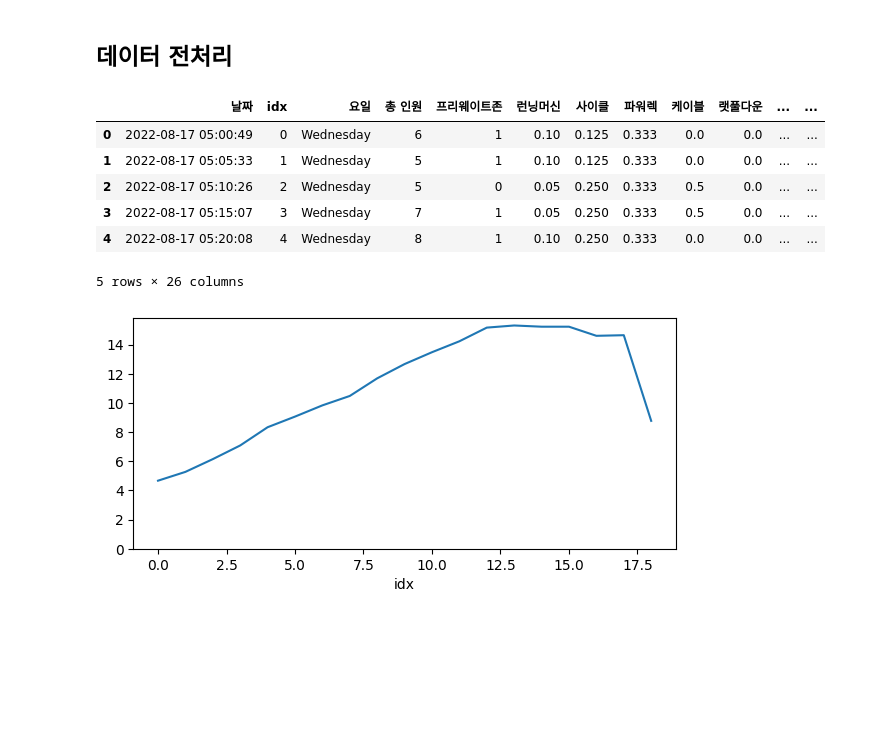
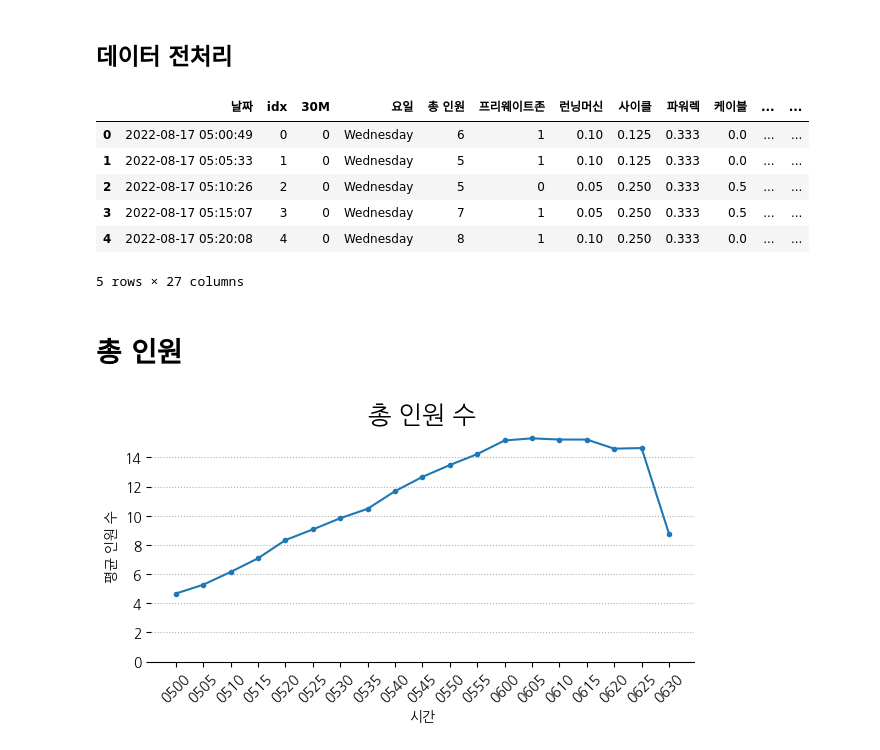
Before and after one commit to mintaewon/project_gym, a Jupyter notebook: analysis/EDA.ipynb, the cells around one changed output. Drawn from its saved outputs; the diff is of its cells as text; code cells hidden in the pictures; blank space fills up the shorter version.

```diff
--- a/analysis/EDA.ipynb
+++ b/analysis/EDA.ipynb
@@ -1,6 +1,9 @@
 # %%
 import pandas as pd
 import matplotlib.pyplot as plt
+
+plt.rcParams['font.family']='NanumGothic' # 한글 폰트 사용
+plt.rcParams['axes.unicode_minus'] = False # 한글 폰트 사용시 -값 깨짐 해결
 # %%
 gym = pd.read_csv('gymdata.csv')
 # %%
@@ -79,10 +82,21 @@ total_equipments = ['FreeWeight', 'FreeWeight_PT', 'RunningMachine',
        'SeatedRowMachine', 'LatPullDown', 'LatPullDown_PT', 'SitUpBench',
        'SitUpBench_PT', 'BackExtensionMachine', 'AssistedPullUpMachine']
 # %%
+# 30분 단위로 군집
+def change30m(x):
+    if x <= 6:
+        return 0
+    elif 6 < x <= 12:
+        return 1
+    else:
+        return 2
+
 # 날짜 변환
 gym['DateTime'] = pd.to_datetime(gym['DateTime'])
 # 하루 19건 순서대로 인덱스 지정
 gym['idx'] = list(range(19))*48
+# 30분 단위로 나누기
+gym['30M'] = gym['idx'].map(change30m)
 # 요일
 gym['dayOfWeek'] = gym['DateTime'].dt.day_name()
 
@@ -99,14 +113,14 @@ gym['USE_LatPullDown'] = round((gym['LatPullDown']+gym['LatPullDown_PT'])/2, 3)
 gym['USE_SitUpBench'] = round((gym['SitUpBench']+gym['SitUpBench_PT'])/2, 3)
 gym['USE_Cycle'] = round(gym['Cycle']/8, 3)
 # %%
-df = gym[['DateTime','idx','dayOfWeek','total','TotalFreeWeight','USE_RunningMachine','USE_Cycle','USE_PowerRack',
+df = gym[['DateTime','idx','30M','dayOfWeek','total','TotalFreeWeight','USE_RunningMachine','USE_Cycle','USE_PowerRack',
        'USE_Cable', 'USE_LatPullDown', 'USE_SitUpBench', 'SmithMachine', 'PowerLegPress',
        'FlatBench', 'InclineBench', 'HipExtensionMachine',
        'LegPressMachine', 'InnerThighMachine', 'LegExtension', 'LegCurl',
        'ShoulderPressMachine', 'ChestFlyMachine', 'ChestPressMachine',
        'SeatedRowMachine', 'BackExtensionMachine', 'AssistedPullUpMachine']]
 # %%
-df.columns = ['날짜', 'idx', '요일', '총 인원', '프리웨이트존',
+df.columns = ['날짜', 'idx','30M', '요일', '총 인원', '프리웨이트존',
        '런닝머신', '사이클', '파워렉', '케이블',
        '랫풀다운', '싯업벤치', '스미스머신', '파워레그프레스',
        '플랫벤치', '인클라인벤치', '힙익스텐션머신', '레그프레스머신',
@@ -123,23 +137,37 @@ equipments = ['런닝머신', '사이클', '파워렉', '케이블',
 # %%
 df.head()
 # %% [output]
-|  | 날짜 | idx | 요일 | 총 인원 | 프리웨이트존 | 런닝머신 | 사이클 | 파워렉 | 케이블 | 랫풀다운 | ... | ... |
-| 0 | 2022-08-17 05:00:49 | 0 | Wednesday | 6 | 1 | 0.10 | 0.125 | 0.333 | 0.0 | 0.0 | ... | ... |
-| 1 | 2022-08-17 05:05:33 | 1 | Wednesday | 5 | 1 | 0.10 | 0.125 | 0.333 | 0.0 | 0.0 | ... | ... |
-| 2 | 2022-08-17 05:10:26 | 2 | Wednesday | 5 | 0 | 0.05 | 0.250 | 0.333 | 0.5 | 0.0 | ... | ... |
-| 3 | 2022-08-17 05:15:07 | 3 | Wednesday | 7 | 1 | 0.05 | 0.250 | 0.333 | 0.5 | 0.0 | ... | ... |
-| 4 | 2022-08-17 05:20:08 | 4 | Wednesday | 8 | 1 | 0.10 | 0.250 | 0.333 | 0.0 | 0.0 | ... | ... |
+|  | 날짜 | idx | 30M | 요일 | 총 인원 | 프리웨이트존 | 런닝머신 | 사이클 | 파워렉 | 케이블 | ... | ... |
+| 0 | 2022-08-17 05:00:49 | 0 | 0 | Wednesday | 6 | 1 | 0.10 | 0.125 | 0.333 | 0.0 | ... | ... |
+| 1 | 2022-08-17 05:05:33 | 1 | 0 | Wednesday | 5 | 1 | 0.10 | 0.125 | 0.333 | 0.0 | ... | ... |
+| 2 | 2022-08-17 05:10:26 | 2 | 0 | Wednesday | 5 | 0 | 0.05 | 0.250 | 0.333 | 0.5 | ... | ... |
+| 3 | 2022-08-17 05:15:07 | 3 | 0 | Wednesday | 7 | 1 | 0.05 | 0.250 | 0.333 | 0.5 | ... | ... |
+| 4 | 2022-08-17 05:20:08 | 4 | 0 | Wednesday | 8 | 1 | 0.10 | 0.250 | 0.333 | 0.0 | ... | ... |
-5 rows × 26 columns
+5 rows × 27 columns
+# %% [markdown]
+# 총 인원
 # %%
 fig, ax= plt.subplots(figsize=(7,3))
-df.groupby('idx')['총 인원'].mean().plot(ax=ax)
+
+ax.spines['left'].set_visible(False)
+ax.spines['right'].set_visible(False)
+ax.spines['top'].set_visible(False)
+
+df.groupby('idx')['총 인원'].mean().plot(ax=ax, marker='.')
 
 ax.set_ylim(0,)
 
-# xticks = ['0500','0505','0510','0515','0520','0525','0530','0535','0540','0545','0550','0555','0600','0605','0610','0615','0620','0625','0630']
-# ax.set_xticks(xticks)
-# ax.get_xticklabels()
-# ax.set_xticklabels(xticks, rotation=45)
+ax.set_title('총 인원 수', fontsize=18)
+ax.set_ylabel('평균 인원 수')
+ax.set_xlabel('시간')
+
+ax.set_xticks(list(range(19)))
+xticks = ['0500','0505','0510','0515','0520','0525','0530','0535','0540','0545','0550','0555','0600','0605','0610','0615','0620','0625','0630']
+ax.set_xticklabels(xticks, rotation=45)
+
+
+ax.grid(axis='y', linestyle=':', which='major')
+
 plt.show()
 # %% [output]
-[figure, old version]
+[figure, new version]
```
Also changed, not shown: parts of 13 cells of this notebook.
